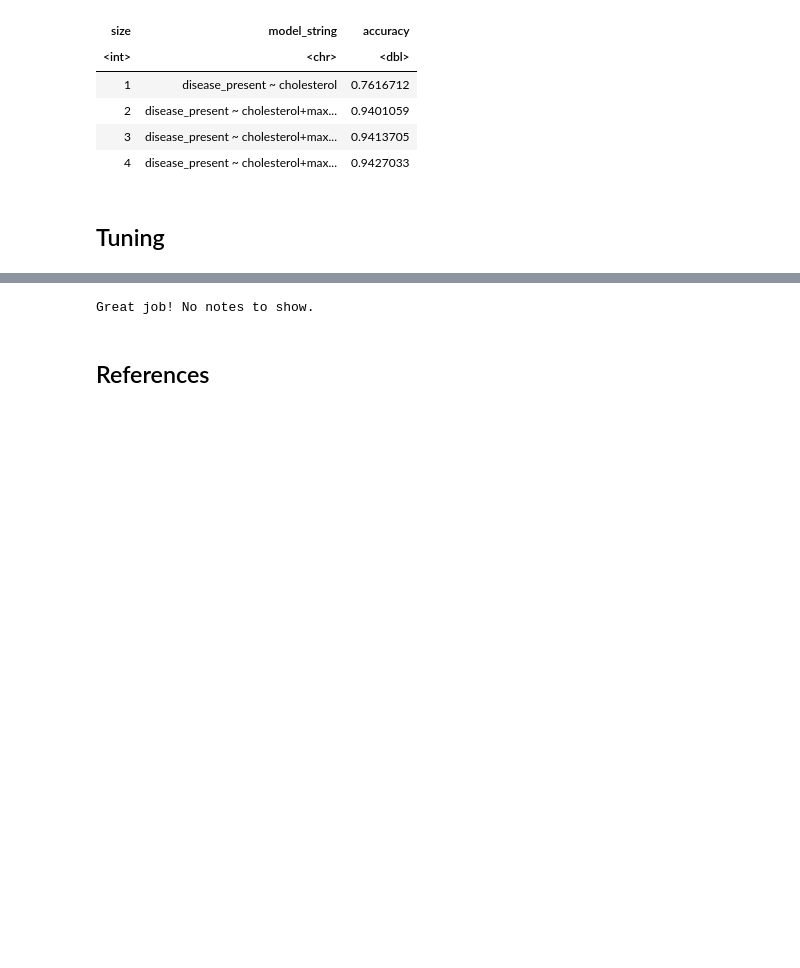
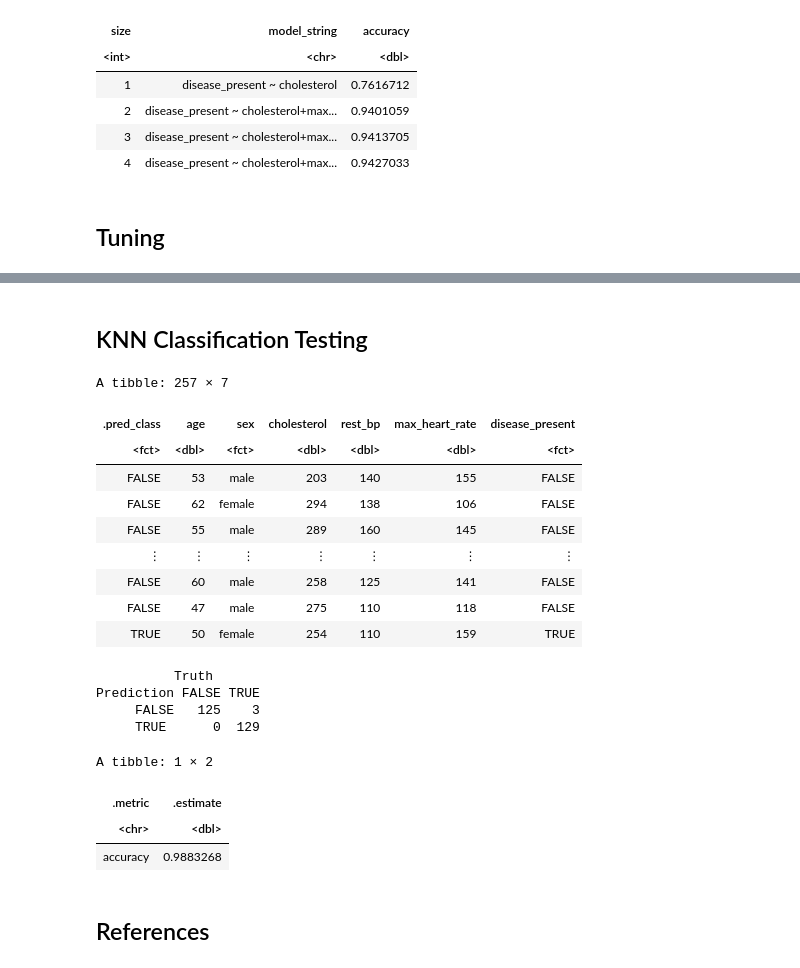
Before and after one commit to vyle2003/DSCI-100-Project, a Jupyter notebook: DSCI Data Exploration.ipynb, the cells around one changed output, grey strips where cells are left out. Drawn from its saved outputs; the diff is of its cells as text; code cells hidden in the pictures; blank space fills up the shorter version.

Commit message:
KNN Model Testing

```diff
--- a/DSCI Data Exploration.ipynb
+++ b/DSCI Data Exploration.ipynb
@@ -302,7 +284,57 @@ cross_validation_plot
-# %%
-show_notes(.Last.tune.result)
-# %% [output]
-Great job! No notes to show.
+# %% [markdown]
+## KNN Classification Testing ##
+# %%
+#Create the best KNN model
+knn_spec_heart <- nearest_neighbor(weight_func = "rectangular", neighbors = 2) |>
+                                   set_engine("kknn") |>
+                                   set_mode("classification")
+
+#Final recipe for centering and scaling
+knn_recipe_heart <- recipe(disease_present ~ cholesterol + max_heart_rate + age + rest_bp, data = heart_train) |>
+                                   step_scale(all_predictors()) |>
+                                   step_center(all_predictors())
+
+#using workflow to combine the recipe and model
+knn_fit_heart <- workflow() |>
+    add_recipe(knn_recipe_heart) |>
+    add_model(knn_spec_heart) |>
+    fit(data = heart_train)
+
+heart_test_prediction <- predict(knn_fit_heart, heart_testing) |>
+                                   bind_cols(heart_testing)
+
+
+heart_test_prediction
+
+heart_confusion_df <- heart_test_prediction |>
+    conf_mat(truth = disease_present, estimate = .pred_class)
+
+heart_confusion_df
+
+heart_accuracy <- heart_test_prediction |>
+    metrics(truth = disease_present, estimate = .pred_class) |>
+                                   select(.metric, .estimate) |>
+                                   head(1)
+heart_accuracy
+# %% [output]
+A tibble: 257 × 7
+| .pred_class | age | sex | cholesterol | rest_bp | max_heart_rate | disease_present |
+| <fct> | <dbl> | <fct> | <dbl> | <dbl> | <dbl> | <fct> |
+| FALSE | 53 | male | 203 | 140 | 155 | FALSE |
+| FALSE | 62 | female | 294 | 138 | 106 | FALSE |
+| FALSE | 55 | male | 289 | 160 | 145 | FALSE |
+| ⋮ | ⋮ | ⋮ | ⋮ | ⋮ | ⋮ | ⋮ |
+| FALSE | 60 | male | 258 | 125 | 141 | FALSE |
+| FALSE | 47 | male | 275 | 110 | 118 | FALSE |
+| TRUE | 50 | female | 254 | 110 | 159 | TRUE |
+          Truth
+Prediction FALSE TRUE
+     FALSE   125    3
+     TRUE      0  129
+A tibble: 1 × 2
+| .metric | .estimate |
+| <chr> | <dbl> |
+| accuracy | 0.9883268 |
 # %% [markdown]
 ## References
 # %% [markdown]
```
Also changed, not shown: parts of 2 cells of this notebook.
